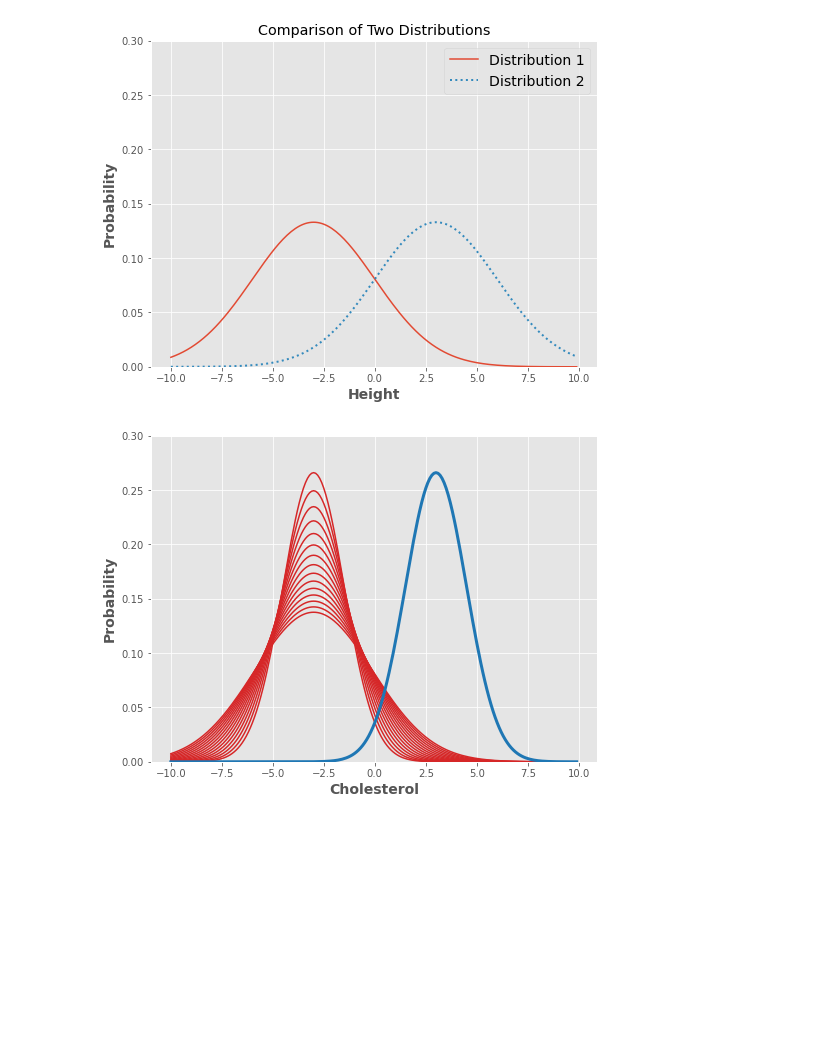
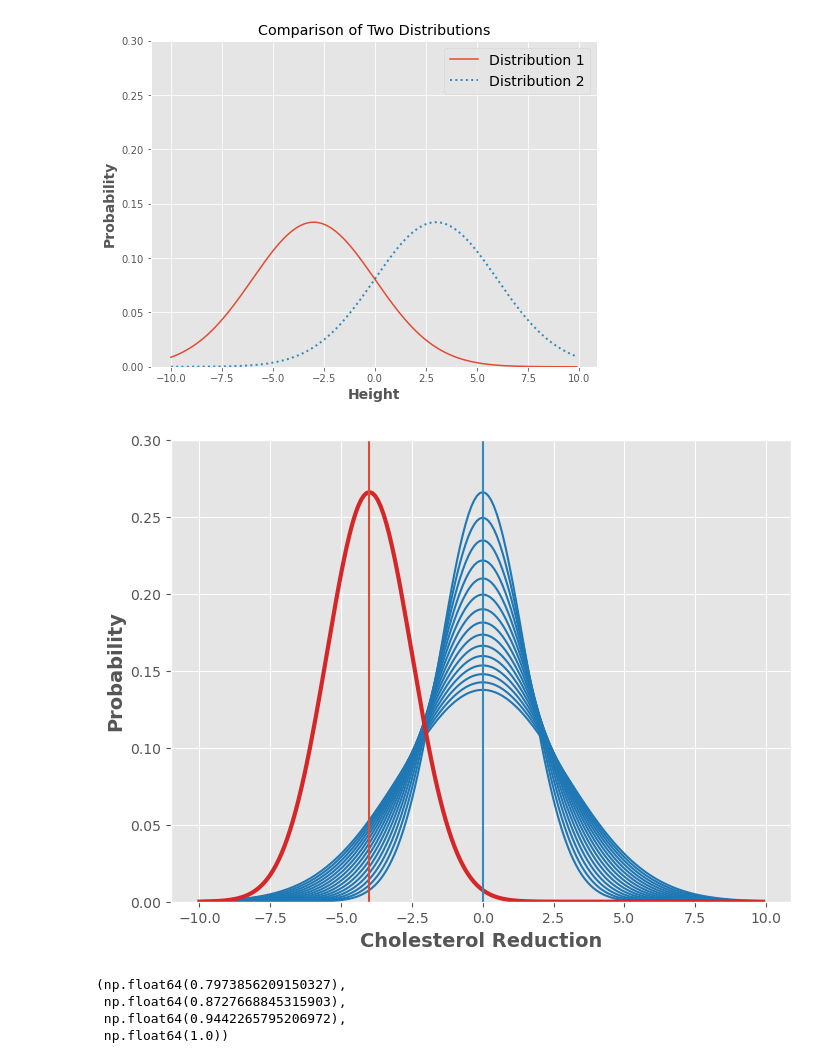
Before and after one commit to TobGerken/ISAT300, a Jupyter notebook: LectureCode/TTest.ipynb, the cells around one changed output. Cells and saved outputs as stored; diff of their text form; code cells hidden in the pictures; blank space fills up the shorter version.

```diff
--- a/LectureCode/TTest.ipynb
+++ b/LectureCode/TTest.ipynb
@@ -183,22 +189,39 @@ plt.savefig('CD1D2_3.jpg')
 # %% [output]
 [figure]
 # %%
+import matplotlib as mpl
+
+
+cmap_use=plt.get_cmap('Blues',10)
+
+
 x = np.arange(-10, 10, 0.1)
 #plot normal distribution with mean 0 and standard deviation 1
 fig = plt.figure(figsize = (8, 6))
 ax = fig.add_subplot(1, 1, 1)
 
 for i in np.arange(1.5, 3, 0.1):
-    plt.plot(x, norm.pdf(x, -3, i), color = 'tab:red')
+    plt.plot(x, norm.pdf(x, 0, i), color = 'tab:blue')
 
-plt.plot(x, norm.pdf(x, 3, 1.5), linestyle='-', linewidth = 3, color = 'tab:blue')
+plt.plot(x, norm.pdf(x, -4, 1.5), linestyle='-', linewidth = 3, color = 'tab:red')
 ax.set_ylim((0,0.3))
 
 
 ax.set_ylabel('Probability',fontsize = 14, fontweight='bold')
-ax.set_xlabel('Cholesterol',fontsize = 14, fontweight='bold')
-
+ax.set_xlabel('Cholesterol Reduction',fontsize = 14, fontweight='bold')
+ax.axvline(0, color = '#348ABD')
+ax.axvline(-4, color = '#E24A33')
 ax.set_ylim((0,0.3))
 plt.savefig('CD1D2_3.jpg')
 # %% [output]
-[figure, old version]
+[figure, new version]
+# %%
+import matplotlib as mpl
+
+cmap_get=plt.get_cmap('Blues',10)
+cmap_get(2)
+# %% [output]
+(np.float64(0.7973856209150327),
+ np.float64(0.8727668845315903),
+ np.float64(0.9442265795206972),
+ np.float64(1.0))
```
Also changed, not shown: parts of 4 cells of this notebook, 1 other file.
